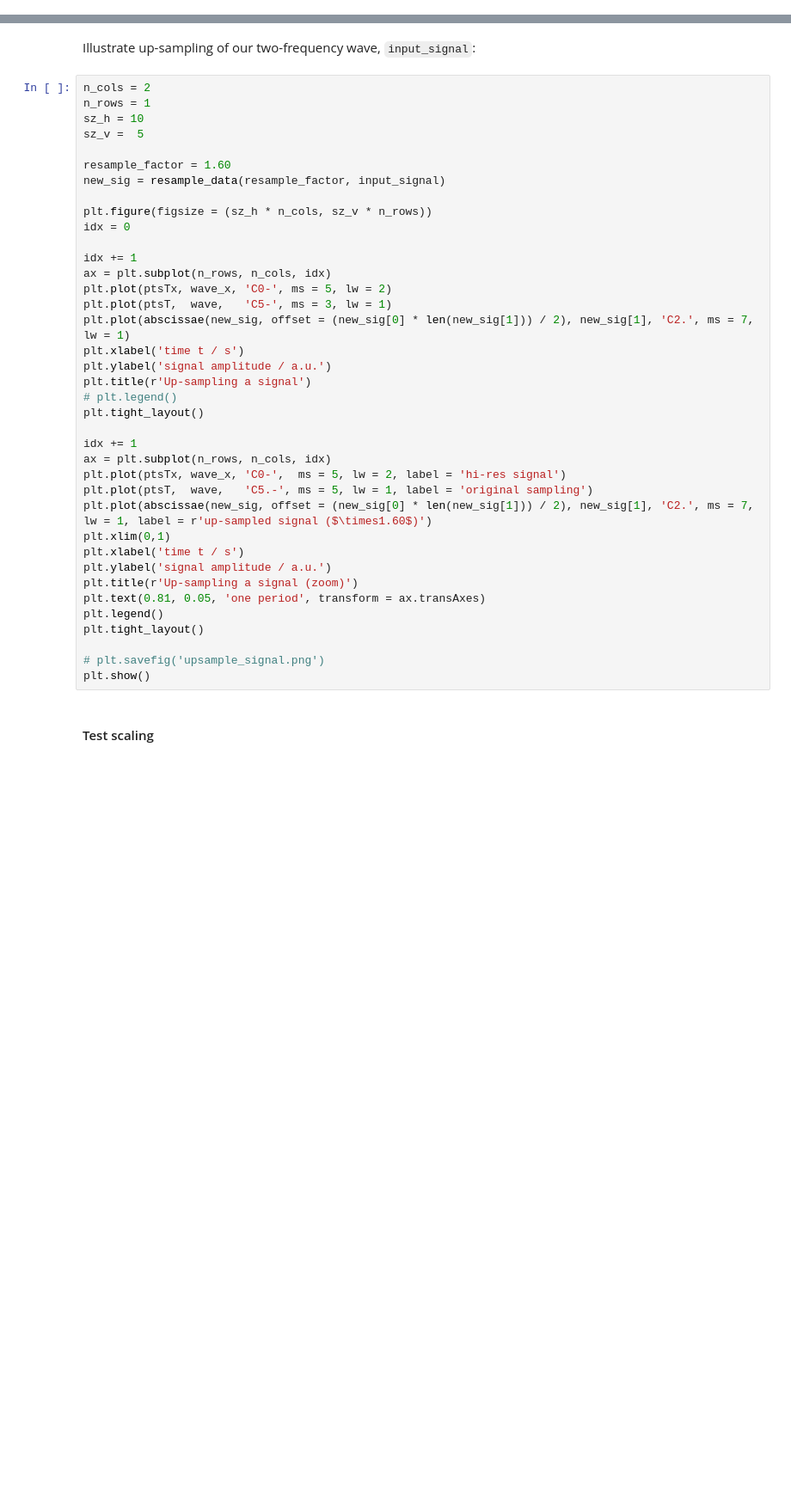
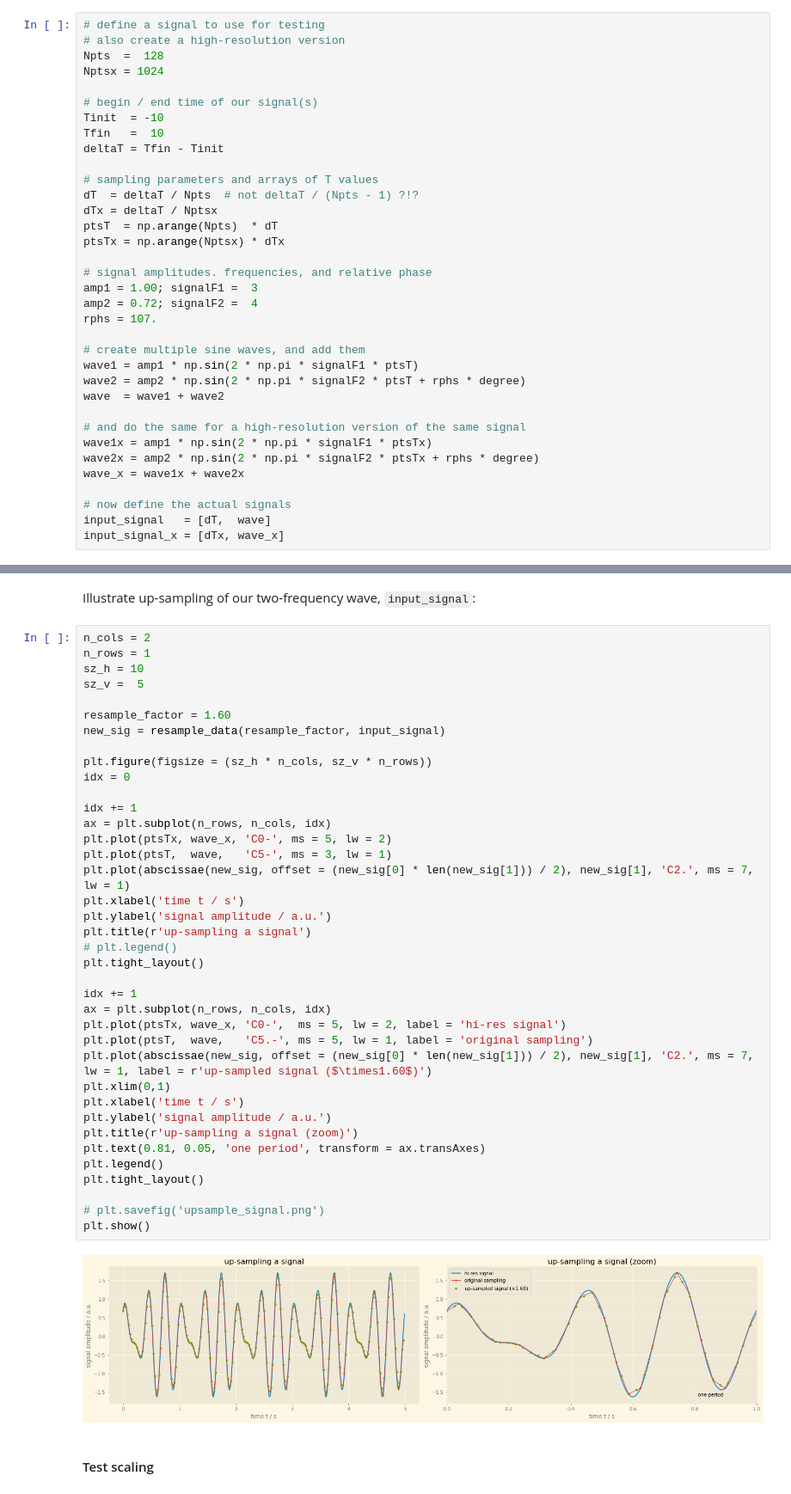
Before and after one commit to radiasoft/rslight, a Jupyter notebook: LCT/FastLCT.ipynb, the cells around one changed output, grey strips where cells are left out. Shown: that part at 86% size. Cells and saved outputs as stored; diff of their text form; blank space fills up the shorter version.

```diff
--- a/LCT/FastLCT.ipynb
+++ b/LCT/FastLCT.ipynb
@@ -500,6 +734,41 @@ wave_x = wave1x + wave2x
 # now define the actual signals
 input_signal   = [dT,  wave]
 input_signal_x = [dTx, wave_x]
+# %%
+# define a signal to use for testing
+# also create a high-resolution version
+Npts  =  128
+Nptsx = 1024
+
+# begin / end time of our signal(s)
+Tinit  = -10
+Tfin   =  10
+deltaT = Tfin - Tinit
+
+# sampling parameters and arrays of T values
+dT  = deltaT / Npts  # not deltaT / (Npts - 1) ?!?
+dTx = deltaT / Nptsx
+ptsT  = np.arange(Npts)  * dT
+ptsTx = np.arange(Nptsx) * dTx
+
+# signal amplitudes. frequencies, and relative phase
+amp1 = 1.00; signalF1 =  3
+amp2 = 0.72; signalF2 =  4
+rphs = 107.
+
+# create multiple sine waves, and add them
+wave1 = amp1 * np.sin(2 * np.pi * signalF1 * ptsT)
+wave2 = amp2 * np.sin(2 * np.pi * signalF2 * ptsT + rphs * degree)
+wave  = wave1 + wave2
+
+# and do the same for a high-resolution version of the same signal
+wave1x = amp1 * np.sin(2 * np.pi * signalF1 * ptsTx)
+wave2x = amp2 * np.sin(2 * np.pi * signalF2 * ptsTx + rphs * degree)
+wave_x = wave1x + wave2x
+
+# now define the actual signals
+input_signal   = [dT,  wave]
+input_signal_x = [dTx, wave_x]
 # %% [markdown]
 #### Test computation of abscissae
 
@@ -607,34 +963,36 @@ sz_v =  5
 resample_factor = 1.60
 new_sig = resample_data(resample_factor, input_signal)
 
 plt.figure(figsize = (sz_h * n_cols, sz_v * n_rows))
 idx = 0
 
 idx += 1
 ax = plt.subplot(n_rows, n_cols, idx)
 plt.plot(ptsTx, wave_x, 'C0-', ms = 5, lw = 2)
 plt.plot(ptsT,  wave,   'C5-', ms = 3, lw = 1)
 plt.plot(abscissae(new_sig, offset = (new_sig[0] * len(new_sig[1])) / 2), new_sig[1], 'C2.', ms = 7, lw = 1)
 plt.xlabel('time t / s')
 plt.ylabel('signal amplitude / a.u.')
-plt.title(r'Up-sampling a signal')
+plt.title(r'up-sampling a signal')
 # plt.legend()
 plt.tight_layout()
 
 idx += 1
 ax = plt.subplot(n_rows, n_cols, idx)
 plt.plot(ptsTx, wave_x, 'C0-',  ms = 5, lw = 2, label = 'hi-res signal')
 plt.plot(ptsT,  wave,   'C5.-', ms = 5, lw = 1, label = 'original sampling')
 plt.plot(abscissae(new_sig, offset = (new_sig[0] * len(new_sig[1])) / 2), new_sig[1], 'C2.', ms = 7, lw = 1, label = r'up-sampled signal ($\times1.60$)')
 plt.xlim(0,1)
 plt.xlabel('time t / s')
 plt.ylabel('signal amplitude / a.u.')
-plt.title(r'Up-sampling a signal (zoom)')
+plt.title(r'up-sampling a signal (zoom)')
 plt.text(0.81, 0.05, 'one period', transform = ax.transAxes)
 plt.legend()
 plt.tight_layout()
 
 # plt.savefig('upsample_signal.png')
 plt.show()
+# %% [output]
+[figure, added]
 # %% [markdown]
 #### Test scaling
```
Also changed, not shown: parts of 94 cells of this notebook.
